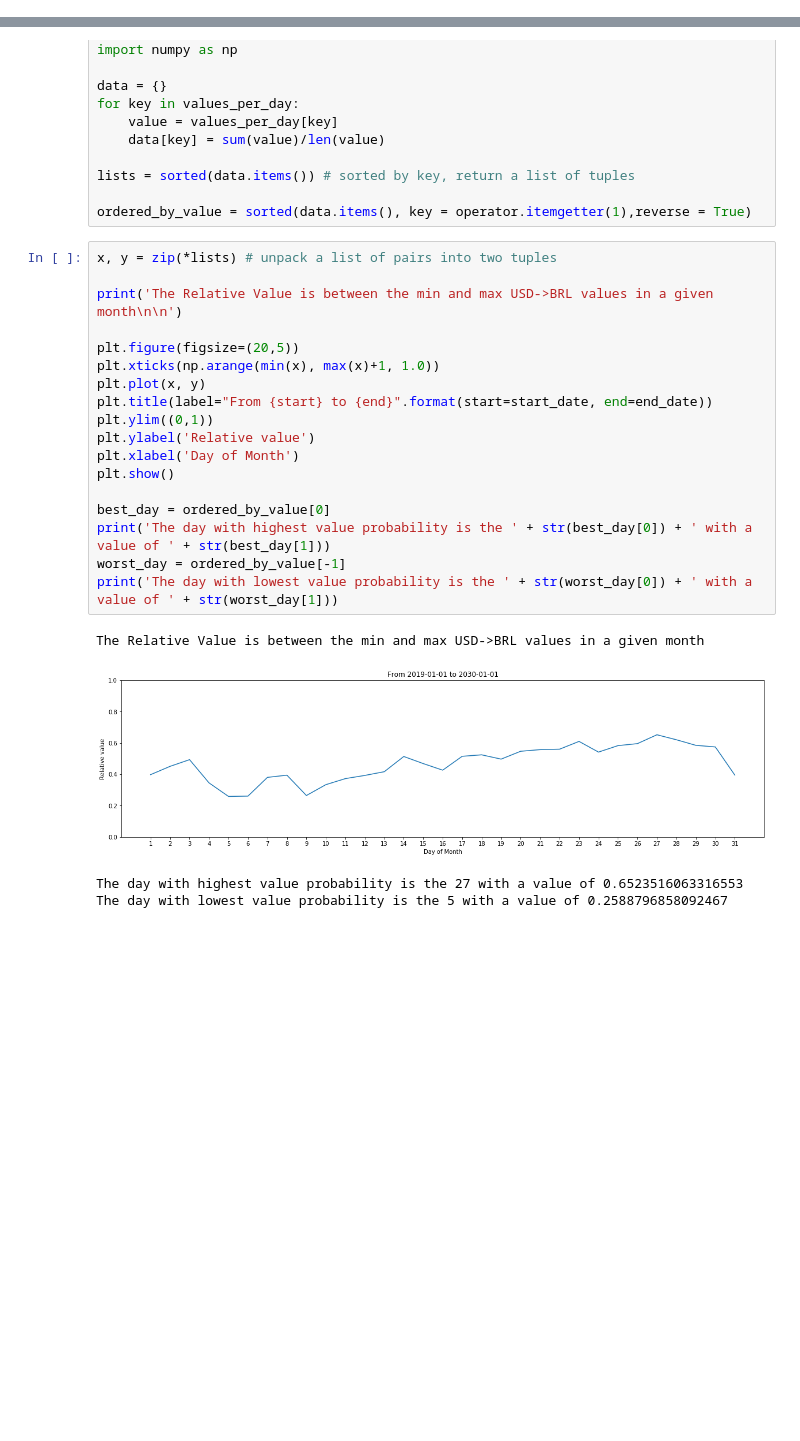
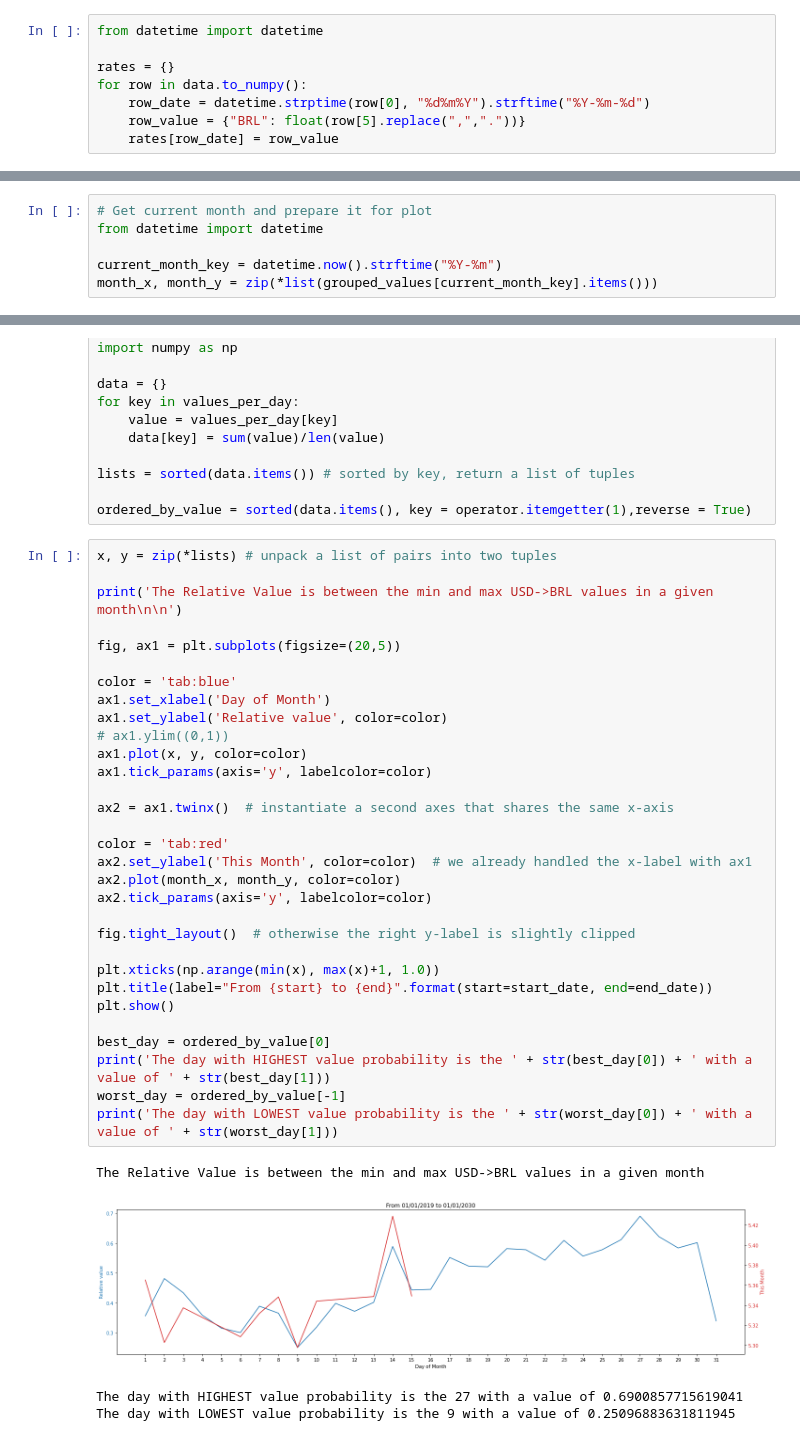
Before and after one commit to marciogranzotto/notebooks, a Jupyter notebook: Dolar.ipynb, the cells around one changed output, grey strips where cells are left out. Saved outputs shown, nothing was run; the diff lists cells and outputs as text; blank space fills up the shorter version.

```diff
--- a/Dolar.ipynb
+++ b/Dolar.ipynb
@@ -16,3 +35,11 @@ rates = json_content["rates"]
+# %%
+from datetime import datetime
+
+rates = {}
+for row in data.to_numpy():
+    row_date = datetime.strptime(row[0], "%d%m%Y").strftime("%Y-%m-%d")
+    row_value = {"BRL": float(row[5].replace(",","."))}
+    rates[row_date] = row_value
 # %%
 def group_by_month(dictionary):
     output = {}
@@ -60,3 +89,9 @@ normalized_values = make_rates_relative(grouped_values)
+# %%
+# Get current month and prepare it for plot
+from datetime import datetime
+
+current_month_key = datetime.now().strftime("%Y-%m")
+month_x, month_y = zip(*list(grouped_values[current_month_key].items()))
 # %%
 def group_by_day(month_dict):
     output = {}
@@ -88,23 +123,36 @@ ordered_by_value = sorted(data.items(), key = operator.itemgetter(1),reverse = T
 # %%
 x, y = zip(*lists) # unpack a list of pairs into two tuples
 
 print('The Relative Value is between the min and max USD->BRL values in a given month\n\n')
 
-plt.figure(figsize=(20,5))
+fig, ax1 = plt.subplots(figsize=(20,5))
+
+color = 'tab:blue'
+ax1.set_xlabel('Day of Month')
+ax1.set_ylabel('Relative value', color=color)
+# ax1.ylim((0,1))
+ax1.plot(x, y, color=color)
+ax1.tick_params(axis='y', labelcolor=color)
+
+ax2 = ax1.twinx()  # instantiate a second axes that shares the same x-axis
+
+color = 'tab:red'
+ax2.set_ylabel('This Month', color=color)  # we already handled the x-label with ax1
+ax2.plot(month_x, month_y, color=color)
+ax2.tick_params(axis='y', labelcolor=color)
+
+fig.tight_layout()  # otherwise the right y-label is slightly clipped
+
 plt.xticks(np.arange(min(x), max(x)+1, 1.0))
-plt.plot(x, y)
 plt.title(label="From {start} to {end}".format(start=start_date, end=end_date))
-plt.ylim((0,1))
-plt.ylabel('Relative value')
-plt.xlabel('Day of Month')
 plt.show()
 
 best_day = ordered_by_value[0]
-print('The day with highest value probability is the ' + str(best_day[0]) + ' with a value of ' + str(best_day[1]))
+print('The day with HIGHEST value probability is the ' + str(best_day[0]) + ' with a value of ' + str(best_day[1]))
 worst_day = ordered_by_value[-1]
-print('The day with lowest value probability is the ' + str(worst_day[0]) + ' with a value of ' + str(worst_day[1]))
+print('The day with LOWEST value probability is the ' + str(worst_day[0]) + ' with a value of ' + str(worst_day[1]))
 # %% [output]
 The Relative Value is between the min and max USD->BRL values in a given month
-[figure, old version]
+[figure, new version]
-The day with highest value probability is the 27 with a value of 0.6523516063316553
-The day with lowest value probability is the 5 with a value of 0.2588796858092467
+The day with HIGHEST value probability is the 27 with a value of 0.6900857715619041
+The day with LOWEST value probability is the 9 with a value of 0.25096883631811945
```
Also changed, not shown: parts of 3 cells of this notebook.
